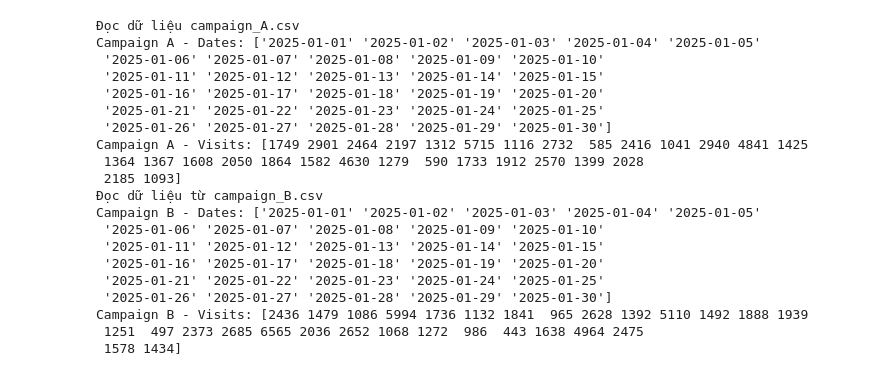
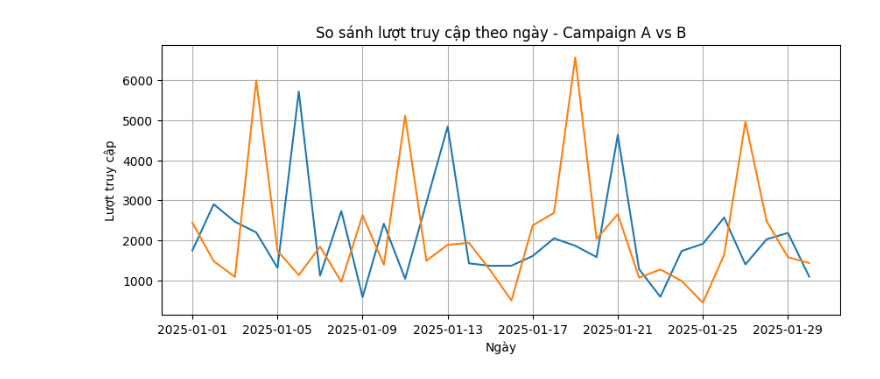
Before and after one commit to DamManhTuyen18A3/Baitapnhom5DHKL18A3HN, a Jupyter notebook: DHKL18A3HN_Nhom5_Case3/code_case_3.ipynb, the cells around one changed output. Cells and saved outputs as stored; diff of their text form; code cells hidden in the pictures.

```diff
--- a/DHKL18A3HN_Nhom5_Case3/code_case_3.ipynb
+++ b/DHKL18A3HN_Nhom5_Case3/code_case_3.ipynb
@@ -2,34 +2,24 @@
 import numpy as np
 print("Đọc dữ liệu campaign_A.csv")
 data_A = np.genfromtxt("campaign_A.csv", delimiter=",", dtype=None, names=True, encoding='utf-8')
+
 dates_A = data_A['date']
 visits_A = data_A['visits']
+
 print("Campaign A - Dates:", dates_A)
 print("Campaign A - Visits:", visits_A)
 print("Đọc dữ liệu từ campaign_B.csv")
+
 data_B = np.genfromtxt("campaign_B.csv", delimiter=",", dtype=None, names=True, encoding='utf-8')
+
 dates_B = data_B['date']
 visits_B = data_B['visits']
+
 print("Campaign B - Dates:", dates_B)
 print("Campaign B - Visits:", visits_B)
+dates_A = dates_A.astype('datetime64[D]')
+dates_B = dates_B.astype('datetime64[D]')
-# %% [output]
-Đọc dữ liệu campaign_A.csv
-Campaign A - Dates: ['2025-01-01' '2025-01-02' '2025-01-03' '2025-01-04' '2025-01-05'
- '2025-01-06' '2025-01-07' '2025-01-08' '2025-01-09' '2025-01-10'
- '2025-01-11' '2025-01-12' '2025-01-13' '2025-01-14' '2025-01-15'
- '2025-01-16' '2025-01-17' '2025-01-18' '2025-01-19' '2025-01-20'
- '2025-01-21' '2025-01-22' '2025-01-23' '2025-01-24' '2025-01-25'
- '2025-01-26' '2025-01-27' '2025-01-28' '2025-01-29' '2025-01-30']
-Campaign A - Visits: [1749 2901 2464 2197 1312 5715 1116 2732  585 2416 1041 2940 4841 1425
- 1364 1367 1608 2050 1864 1582 4630 1279  590 1733 1912 2570 1399 2028
- 2185 1093]
-Đọc dữ liệu từ campaign_B.csv
-Campaign B - Dates: ['2025-01-01' '2025-01-02' '2025-01-03' '2025-01-04' '2025-01-05'
- '2025-01-06' '2025-01-07' '2025-01-08' '2025-01-09' '2025-01-10'
- '2025-01-11' '2025-01-12' '2025-01-13' '2025-01-14' '2025-01-15'
- '2025-01-16' '2025-01-17' '2025-01-18' '2025-01-19' '2025-01-20'
- '2025-01-21' '2025-01-22' '2025-01-23' '2025-01-24' '2025-01-25'
- '2025-01-26' '2025-01-27' '2025-01-28' '2025-01-29' '2025-01-30']
-Campaign B - Visits: [2436 1479 1086 5994 1736 1132 1841  965 2628 1392 5110 1492 1888 1939
- 1251  497 2373 2685 6565 2036 2652 1068 1272  986  443 1638 4964 2475
- 1578 1434]
+# %%
+print("Chuyển cột ngày sang định dạng datetime64[D]: ")
+dates_A = dates_A.astype('datetime64[D]')
+dates_B = dates_B.astype('datetime64[D]')
@@ -35,0 +138,12 @@ Campaign B - Visits: [2436 1479 1086 5994 1736 1132 1841  965 2628 1392 5110 149
+# %%
+import matplotlib.pyplot as plt
+plt.figure(figsize=(10,4))
+plt.plot(dates_A, visits_A ,label='Campaign A')
+plt.plot(dates_B, visits_B, label='Campaign B')
+plt.title("So sánh lượt truy cập theo ngày - Campaign A vs B")
+plt.xlabel("Ngày")
+plt.ylabel("Lượt truy cập")
+plt.grid(True)
+plt.show()
+# %% [output]
+[figure, added]
```
Also changed, not shown: parts of 13 cells of this notebook, 1 other file.
